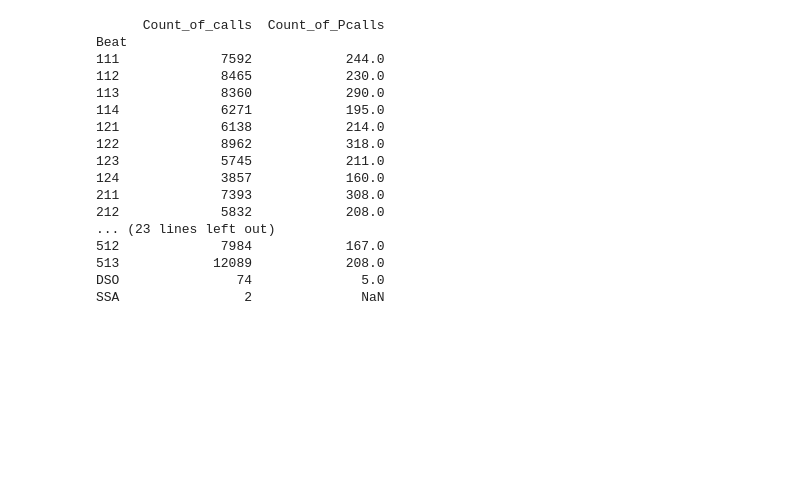
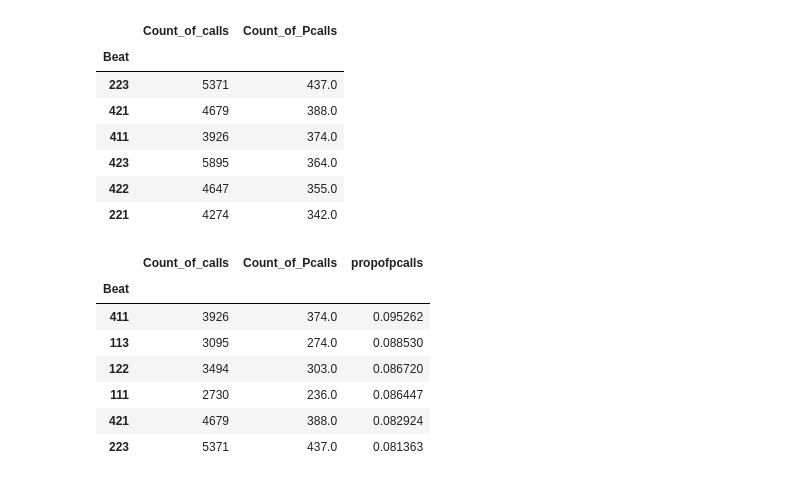
Before and after one commit to sadiesheridan/dataplus-project27-community-safety-durham, a Jupyter notebook: 10_code/prioritycalls_analysis.ipynb, the cells around one changed output. Cells and saved outputs as stored; diff of their text form; code cells hidden in the pictures; blank space fills up the shorter version.

Commit message:
created propofpcalls variable

```diff
--- a/10_code/prioritycalls_analysis.ipynb
+++ b/10_code/prioritycalls_analysis.ipynb
@@ -68,21 +62,26 @@ allpriorities.head()
 # %%
 bothtypes = pd.concat([allpriorities, onlyppriorities], axis = 1)
-print(bothtypes)
+bothtypes.sort_values(by='Count_of_Pcalls', inplace=True, ascending=False)
+bothtypes.head(6)
 # %% [output]
-      Count_of_calls  Count_of_Pcalls
-Beat
-111             7592            244.0
-112             8465            230.0
-113             8360            290.0
-114             6271            195.0
-121             6138            214.0
-122             8962            318.0
-123             5745            211.0
-124             3857            160.0
-211             7393            308.0
-212             5832            208.0
-... (23 lines left out)
-512             7984            167.0
-513            12089            208.0
-DSO               74              5.0
-SSA                2              NaN
+|  | Count_of_calls | Count_of_Pcalls |
+| Beat |  |  |
+| 223 | 5371 | 437.0 |
+| 421 | 4679 | 388.0 |
+| 411 | 3926 | 374.0 |
+| 423 | 5895 | 364.0 |
+| 422 | 4647 | 355.0 |
+| 221 | 4274 | 342.0 |
+# %%
+bothtypes['propofpcalls']= bothtypes['Count_of_Pcalls'] / bothtypes['Count_of_calls']
+bothtypes.sort_values(by='propofpcalls', inplace=True, ascending=False)
+bothtypes.head(6)
+# %% [output]
+|  | Count_of_calls | Count_of_Pcalls | propofpcalls |
+| Beat |  |  |  |
+| 411 | 3926 | 374.0 | 0.095262 |
+| 113 | 3095 | 274.0 | 0.088530 |
+| 122 | 3494 | 303.0 | 0.086720 |
+| 111 | 2730 | 236.0 | 0.086447 |
+| 421 | 4679 | 388.0 | 0.082924 |
+| 223 | 5371 | 437.0 | 0.081363 |
```
Also changed, not shown: parts of 5 cells of this notebook.
